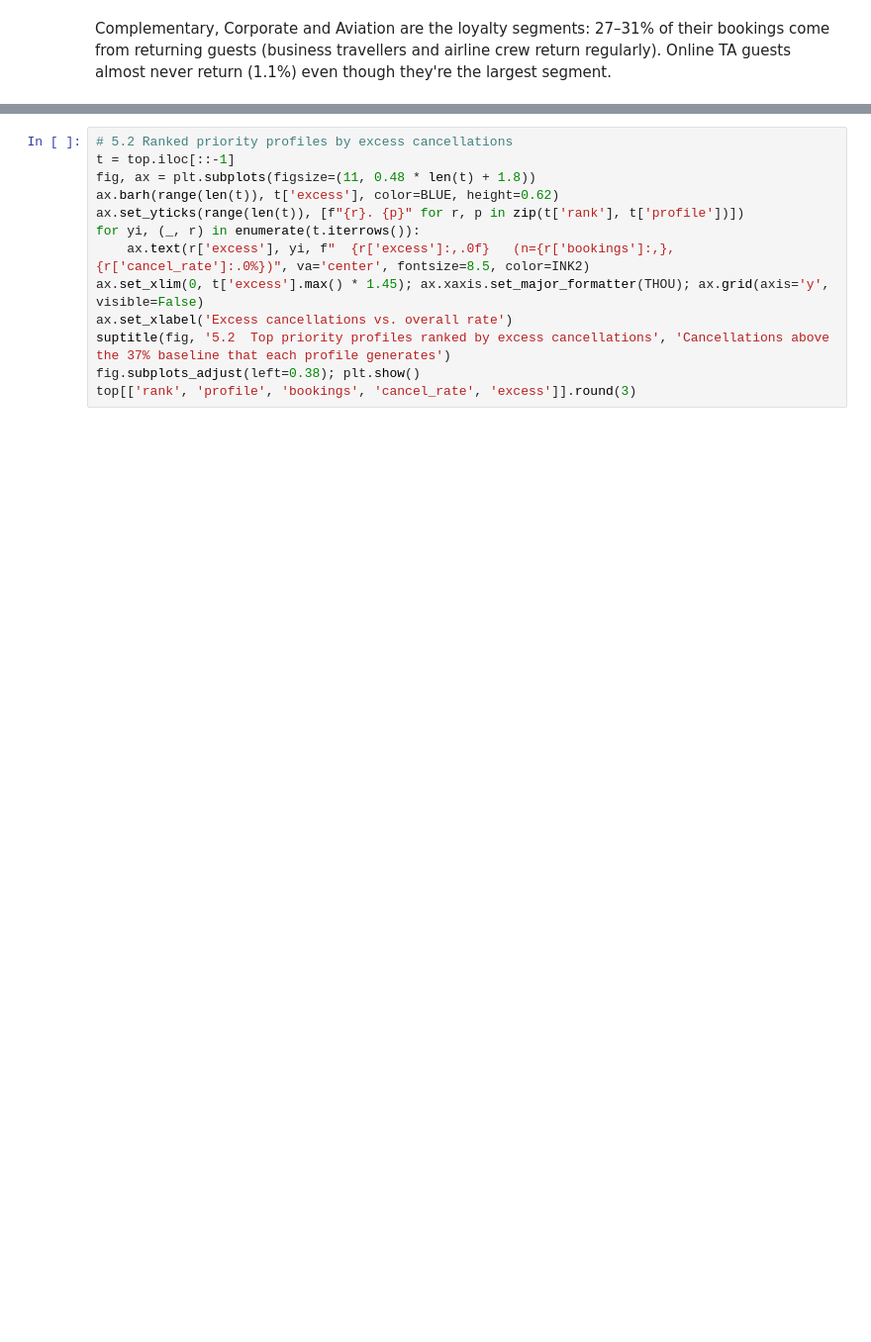
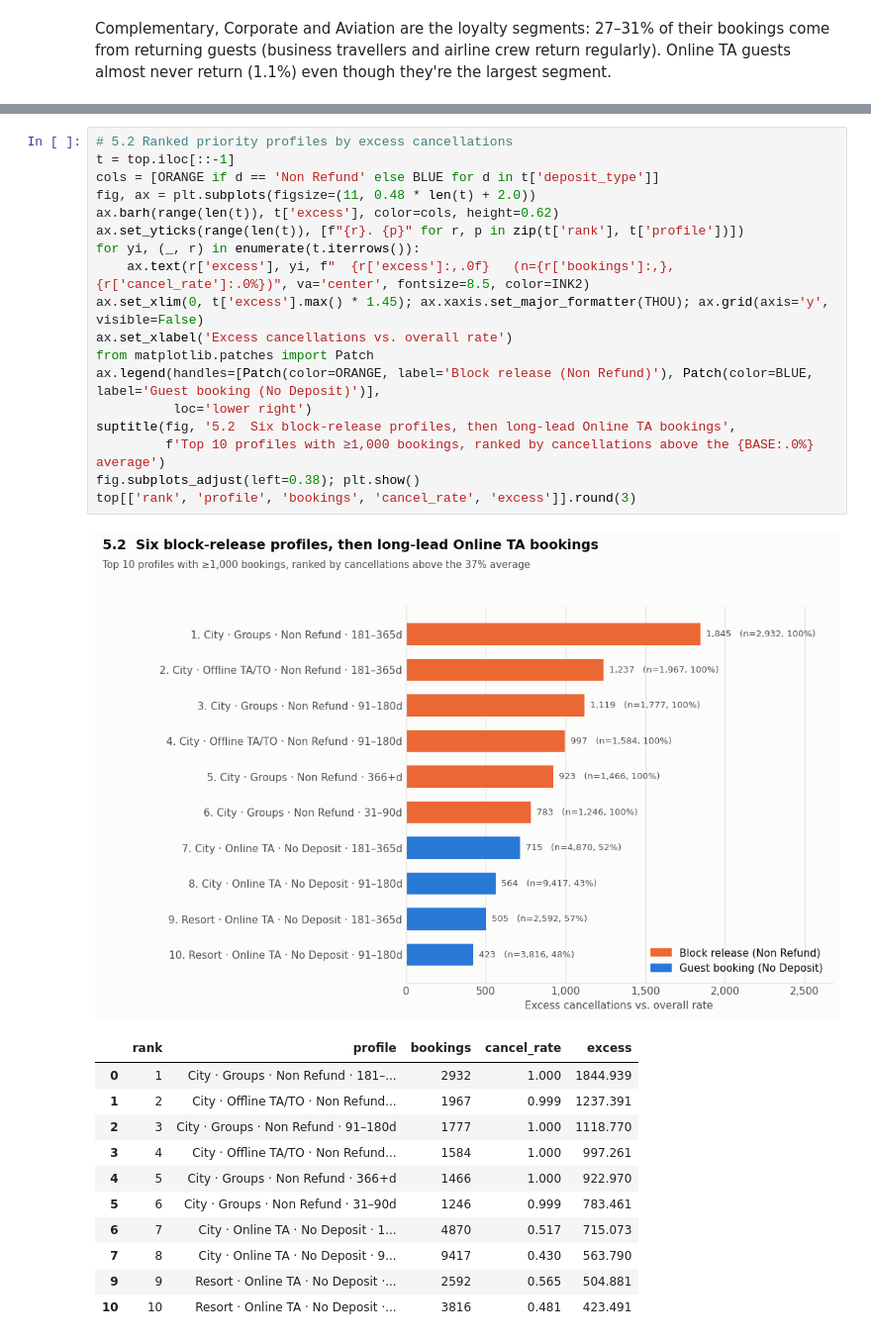
Before and after one commit to elsiejy/Capstone, a Jupyter notebook: Capstone.ipynb, the cells around one changed output, grey strips where cells are left out. Shown at 99% size. Drawn from its saved outputs; the diff is of its cells as text; blank space fills up the shorter version.

```diff
--- a/Capstone.ipynb
+++ b/Capstone.ipynb
@@ -1001,13 +1154,31 @@ plt.show()
 # %%
 # 5.2 Ranked priority profiles by excess cancellations
 t = top.iloc[::-1]
-fig, ax = plt.subplots(figsize=(11, 0.48 * len(t) + 1.8))
-ax.barh(range(len(t)), t['excess'], color=BLUE, height=0.62)
+cols = [ORANGE if d == 'Non Refund' else BLUE for d in t['deposit_type']]
+fig, ax = plt.subplots(figsize=(11, 0.48 * len(t) + 2.0))
+ax.barh(range(len(t)), t['excess'], color=cols, height=0.62)
 ax.set_yticks(range(len(t)), [f"{r}. {p}" for r, p in zip(t['rank'], t['profile'])])
 for yi, (_, r) in enumerate(t.iterrows()):
     ax.text(r['excess'], yi, f"  {r['excess']:,.0f}   (n={r['bookings']:,}, {r['cancel_rate']:.0%})", va='center', fontsize=8.5, color=INK2)
 ax.set_xlim(0, t['excess'].max() * 1.45); ax.xaxis.set_major_formatter(THOU); ax.grid(axis='y', visible=False)
 ax.set_xlabel('Excess cancellations vs. overall rate')
-suptitle(fig, '5.2  Top priority profiles ranked by excess cancellations', 'Cancellations above the 37% baseline that each profile generates')
+from matplotlib.patches import Patch
+ax.legend(handles=[Patch(color=ORANGE, label='Block release (Non Refund)'), Patch(color=BLUE, label='Guest booking (No Deposit)')],
+          loc='lower right')
+suptitle(fig, '5.2  Six block-release profiles, then long-lead Online TA bookings',
+         f'Top 10 profiles with ≥1,000 bookings, ranked by cancellations above the {BASE:.0%} average')
 fig.subplots_adjust(left=0.38); plt.show()
 top[['rank', 'profile', 'bookings', 'cancel_rate', 'excess']].round(3)
+# %% [output]
+[figure, added]
+|  | rank | profile | bookings | cancel_rate | excess |
+| 0 | 1 | City · Groups · Non Refund · 181–... | 2932 | 1.000 | 1844.939 |
+| 1 | 2 | City · Offline TA/TO · Non Refund... | 1967 | 0.999 | 1237.391 |
+| 2 | 3 | City · Groups · Non Refund · 91–180d | 1777 | 1.000 | 1118.770 |
+| 3 | 4 | City · Offline TA/TO · Non Refund... | 1584 | 1.000 | 997.261 |
+| 4 | 5 | City · Groups · Non Refund · 366+d | 1466 | 1.000 | 922.970 |
+| 5 | 6 | City · Groups · Non Refund · 31–90d | 1246 | 0.999 | 783.461 |
+| 6 | 7 | City · Online TA · No Deposit · 1... | 4870 | 0.517 | 715.073 |
+| 7 | 8 | City · Online TA · No Deposit · 9... | 9417 | 0.430 | 563.790 |
+| 9 | 9 | Resort · Online TA · No Deposit ·... | 2592 | 0.565 | 504.881 |
+| 10 | 10 | Resort · Online TA · No Deposit ·... | 3816 | 0.481 | 423.491 |
```
Also changed, not shown: parts of 50 cells of this notebook.
